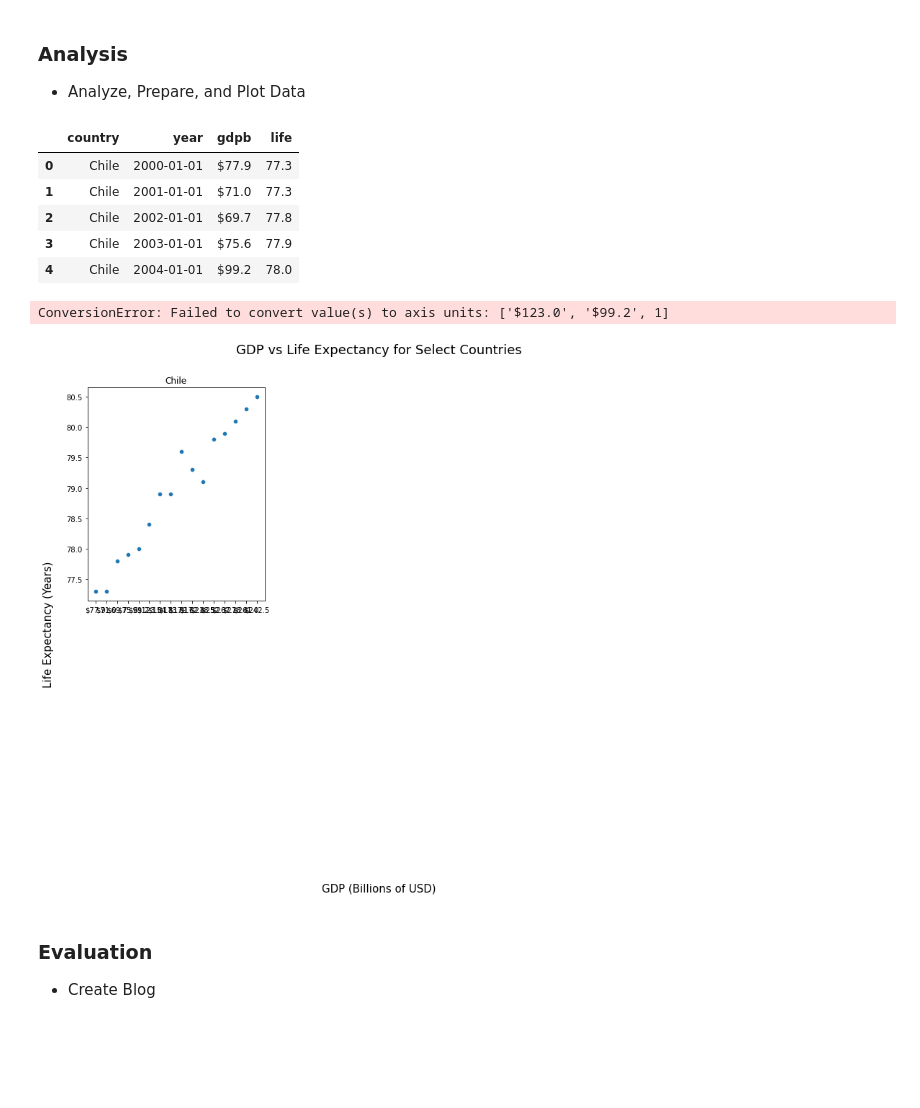
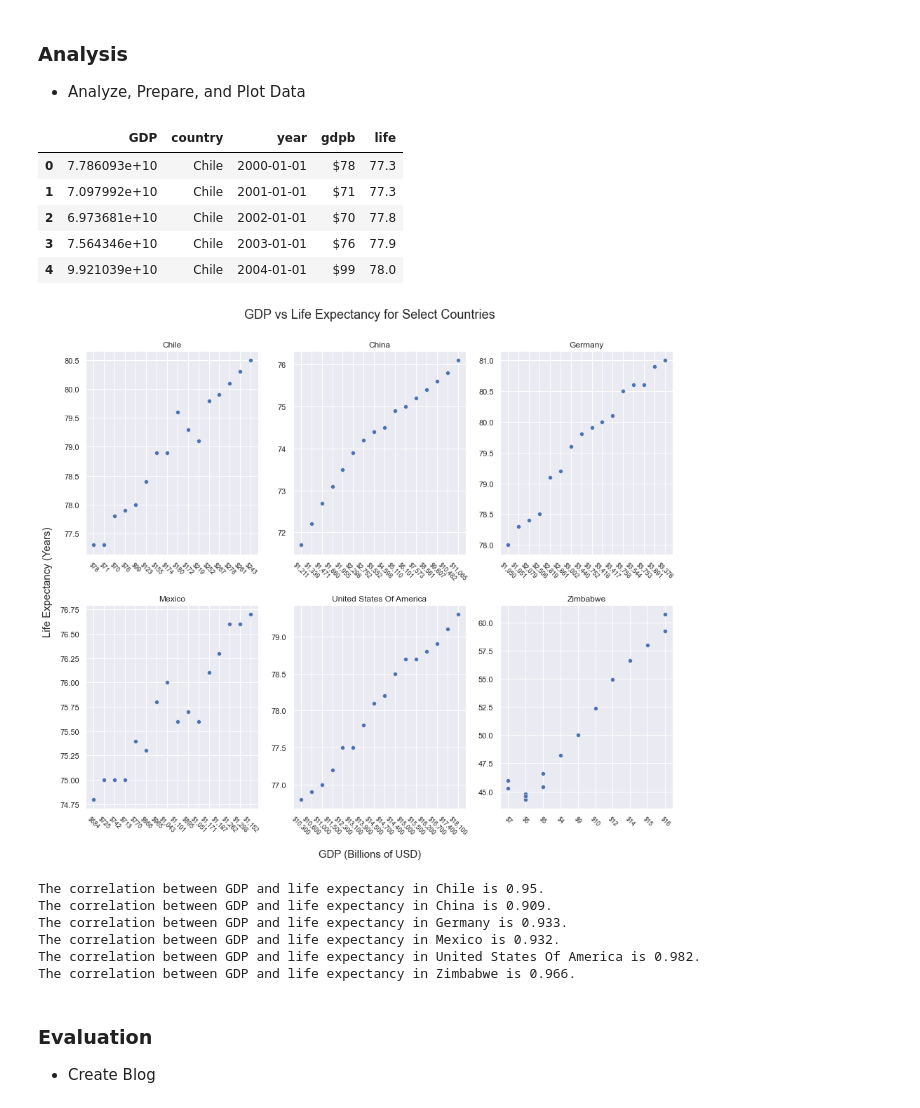
Before and after one commit to lightlySkewed/GDP-Life-Expectancy, a Jupyter notebook: life_expectancy_gdp.ipynb, the cells around one changed output. Saved outputs shown, nothing was run; the diff lists cells and outputs as text; code cells hidden in the pictures; blank space fills up the shorter version.

Commit message:
finished plots & correlation calculations

```diff
--- a/life_expectancy_gdp.ipynb
+++ b/life_expectancy_gdp.ipynb
@@ -26,52 +29,59 @@ gdp_life_expectancy = pd.read_csv('all_data.csv')
 # format data to appropriate type and column names
 gdp_life_expectancy['country'] = gdp_life_expectancy['Country'].astype(str)
 gdp_life_expectancy['year'] = gdp_life_expectancy['Year'].astype(str).astype('datetime64')
-gdp_life_expectancy['gdpb'] = gdp_life_expectancy['GDP'].apply(lambda x: f"${x/1000000000:,.1f}")
+gdp_life_expectancy['gdpb'] = gdp_life_expectancy['GDP'].apply(lambda x: f"${x/1000000000:,.0f}")
 gdp_life_expectancy['life'] = gdp_life_expectancy['Life expectancy at birth (years)']
-gdp_life_expectancy.drop(columns= ['Country', 'Year', 'Life expectancy at birth (years)', 'GDP'], inplace= True)
+gdp_life_expectancy.drop(columns= ['Country', 'Year', 'Life expectancy at birth (years)'], inplace= True)
 gdp_life_expectancy.head()
 # %% [output]
-|  | country | year | gdpb | life |
-| 0 | Chile | 2000-01-01 | $77.9 | 77.3 |
-| 1 | Chile | 2001-01-01 | $71.0 | 77.3 |
-| 2 | Chile | 2002-01-01 | $69.7 | 77.8 |
-| 3 | Chile | 2003-01-01 | $75.6 | 77.9 |
-| 4 | Chile | 2004-01-01 | $99.2 | 78.0 |
+|  | GDP | country | year | gdpb | life |
+| 0 | 7.786093e+10 | Chile | 2000-01-01 | $78 | 77.3 |
+| 1 | 7.097992e+10 | Chile | 2001-01-01 | $71 | 77.3 |
+| 2 | 6.973681e+10 | Chile | 2002-01-01 | $70 | 77.8 |
+| 3 | 7.564346e+10 | Chile | 2003-01-01 | $76 | 77.9 |
+| 4 | 9.921039e+10 | Chile | 2004-01-01 | $99 | 78.0 |
 # %%
 # plot data
 countries = gdp_life_expectancy.country.unique()
 
 fig = plt.figure(figsize=(15, 12))
-# plt.subplots_adjust(hspace=0.5)
+plt.subplots_adjust(hspace=0.25)
 plt.suptitle("GDP vs Life Expectancy for Select Countries", fontsize=18, y=0.95)
 fig.text(0.075,0.5, 'Life Expectancy (Years)', ha="center", va="center", rotation=90, fontsize=15)
-fig.text(0.5,0.075, 'GDP (Billions of USD)', ha="center", va="center", fontsize=15)
+fig.text(0.5,0.05, 'GDP (Billions of USD)', ha="center", va="center", fontsize=15)
 
 # loop through the length of countries and keep track of index
 for n, country in enumerate(countries):
     # add a new subplot iteratively
     ax = plt.subplot(2, 3, n + 1)
 
-    # filter df and plot country on the new subplot axis
+    # filter df and plot country's GDP and life expectancy on the new subplot axes
     gdpb = gdp_life_expectancy['gdpb'][gdp_life_expectancy['country'] == country]
     life = gdp_life_expectancy['life'][gdp_life_expectancy['country'] == country]
-    min_coun_gdpb = np.min(gdpb)
-    max_coun_gdpb = np.max(gdpb)
-    min_coun_life = np.min(life)
-    max_coun_life = np.max(life)
-
     sns.scatterplot(x= gdpb, y= life, ax=ax)
 
-    # chart formatting
+    # formatting the figures & plots
     ax.set_title(country.title())
     ax.set_xlabel('')
     ax.set_ylabel('')
-    ax.set_xticks([min_coun_gdpb, max_coun_gdpb, 1])
-    ax.set_yticks([min_coun_life, max_coun_life])
-    ax.set_xticklabels(ax.get_xticks(), rotation = -45)
+    plt.xticks(rotation = -45)
+    ax.tick_params(axis='x', which='major', labelsize=9)
 # %% [output]
-ConversionError: Failed to convert value(s) to axis units: ['$123.0', '$99.2', 1]
-[figure, old version]
+[figure, new version]
+# %%
+# display for correlation between life expectancy and GDP
+for n, country in enumerate(countries):
+    life = gdp_life_expectancy['life'][gdp_life_expectancy['country'] == country]
+    gdp = gdp_life_expectancy['GDP'][gdp_life_expectancy['country'] == country]
+    gdp_life_corr = np.corrcoef(life, gdp)[0,1]
+    print(f"The correlation between GDP and life expectancy in {country.title()} is {round(gdp_life_corr, 3)}.")
+# %% [output]
+The correlation between GDP and life expectancy in Chile is 0.95.
+The correlation between GDP and life expectancy in China is 0.909.
+The correlation between GDP and life expectancy in Germany is 0.933.
+The correlation between GDP and life expectancy in Mexico is 0.932.
+The correlation between GDP and life expectancy in United States Of America is 0.982.
+The correlation between GDP and life expectancy in Zimbabwe is 0.966.
 # %% [markdown]
 ### Evaluation
 - Create Blog
```
Also changed, not shown: parts of 1 cell of this notebook.
